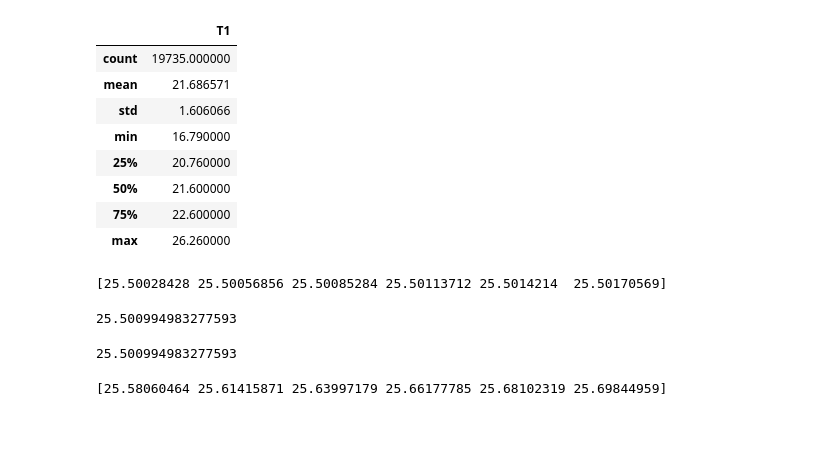
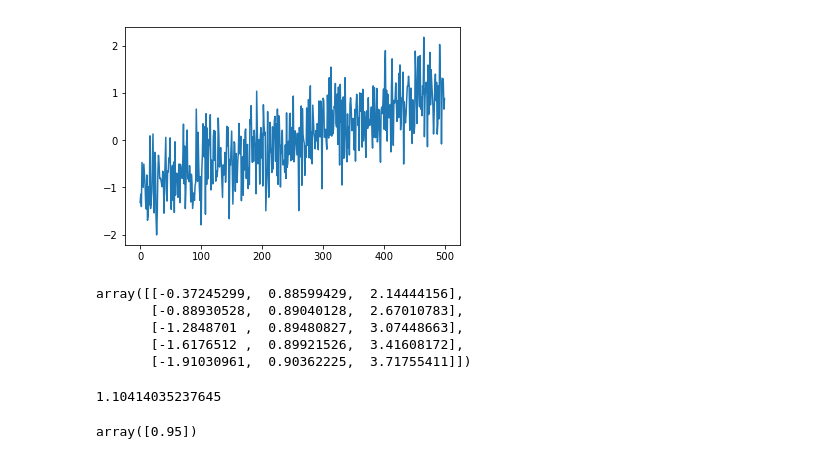
Before and after one commit to jdee-smith/PyForePa, a Jupyter notebook: PyForePa/PyForePa-basic.ipynb, the cells around one changed output. Saved outputs shown, nothing was run; the diff lists cells and outputs as text; code cells hidden in the pictures; blank space fills up the shorter version.

```diff
--- a/PyForePa/PyForePa-basic.ipynb
+++ b/PyForePa/PyForePa-basic.ipynb
@@ -13,13 +3,0 @@ df = pd.read_csv(
-# %%
-# Describe the temperature data.
-df.describe()
-# %% [output]
-|  | T1 |
-| count | 19735.000000 |
-| mean | 21.686571 |
-| std | 1.606066 |
-| min | 16.790000 |
-| 25% | 20.760000 |
-| 50% | 21.600000 |
-| 75% | 22.600000 |
-| max | 26.260000 |
@@ -26 +8,8 @@ df.describe()
+# %%
+# Create some fake data and plot it.
+y = np.array(np.linspace(-1, 1, 500) + np.random.normal(0, 0.5, 500,))
+date = np.array(np.arange(500))
+plt.show(plt.plot(date, y))
+# %% [output]
+[figure, added]
 # %%
@@ -29,7 +17,0 @@ data = PyForePa(df['T1'])
-# %%
-# Get predictions for the next 6 steps using a drift model.
-# This is equivalent to the next 60 minutes of our series.
-y_pred = data.drift_forecast(h=6).y_pred
-print(y_pred)
-# %% [output]
-[25.50028428 25.50056856 25.50085284 25.50113712 25.5014214  25.50170569]
@@ -36,18 +21,19 @@ print(y_pred)
+# %%
+# Show first 5 point predictions and their bounds.
+np.hstack((forecast.y_lb, forecast.y_point, forecast.y_ub))[:5]
+# %% [output]
+array([[-0.37245299,  0.88599429,  2.14444156],
+       [-0.88930528,  0.89040128,  2.67010783],
+       [-1.2848701 ,  0.89480827,  3.07448663],
+       [-1.6176512 ,  0.89921526,  3.41608172],
+       [-1.91030961,  0.90362225,  3.71755411]])
 # %%
-# Get the mean of predictions for the next 6 steps.
-mean_y_pred = y_pred.mean()
-print(mean_y_pred)
+# Get the mean of the point predictions.
+forecast.y_point.mean()
 # %% [output]
-25.500994983277593
+1.10414035237645
-# %%
-# Alternatively...
-mean_y_pred = data.drift_forecast(h=6).y_pred.mean()
-print(mean_y_pred)
-# %% [output]
-25.500994983277593
-# %%
-# Get the upper bound of those predictions.
-ub_y_pred = data.drift_forecast(h=6).y_pred_ub
-print(ub_y_pred)
-# %% [output]
-[25.58060464 25.61415871 25.63997179 25.66177785 25.68102319 25.69844959]
+# %%
+# What confidence level did we use...
+forecast.model_info['level']
+# %% [output]
+array([0.95])
```
Also changed, not shown: parts of 11 cells of this notebook, 6 other files.
